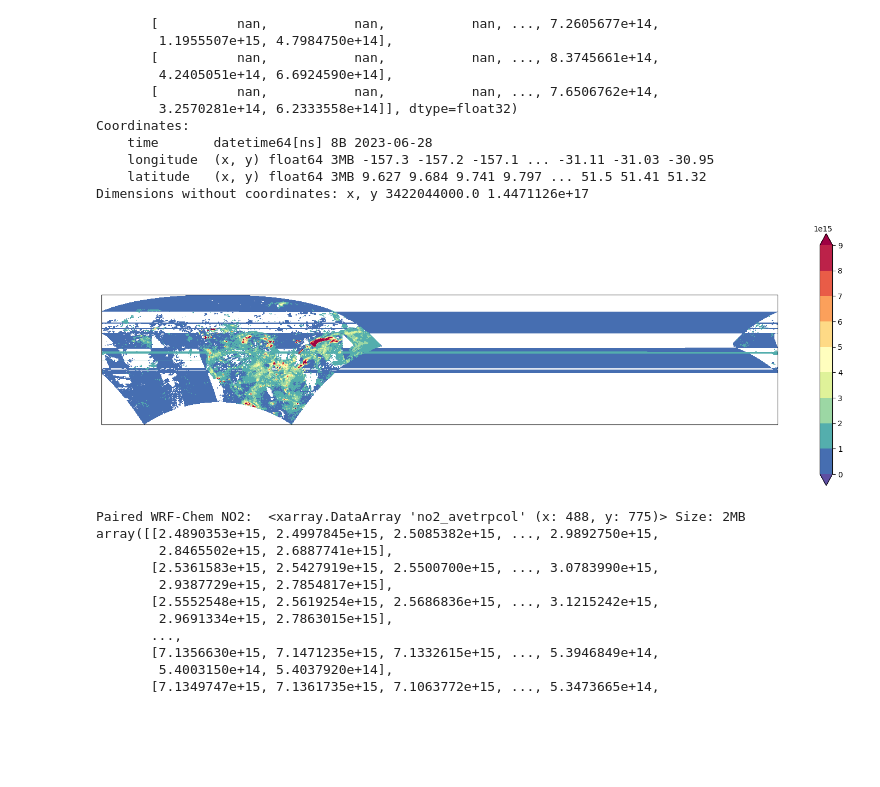
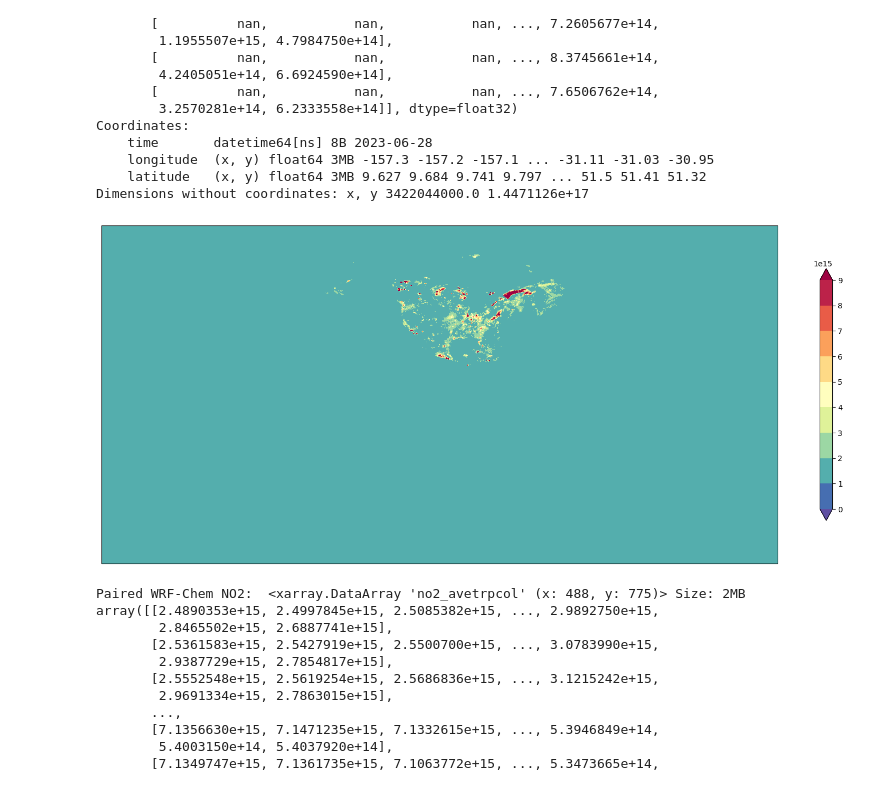
Before and after one commit to NOAA-CSL/MELODIES-MONET, a Jupyter notebook: examples/jupyter_notebooks/MM_trp_no2_l2_plot.ipynb, the cells around one changed output. Drawn from its saved outputs; the diff is of its cells as text; code cells hidden in the pictures; blank space fills up the shorter version.

Commit message:
centering plot output

```diff
--- a/examples/jupyter_notebooks/MM_trp_no2_l2_plot.ipynb
+++ b/examples/jupyter_notebooks/MM_trp_no2_l2_plot.ipynb
@@ -330,14 +330,14 @@ Coordinates:
 Dimensions without coordinates: x, y 3422044000.0 1.4471126e+17
 # %%
 fig = plt.figure(figsize=(20,10))
-ax = plt.axes(projection=ccrs.PlateCarree())
+ax = plt.axes(projection=ccrs.PlateCarree(central_longitude=-103))
 clev = np.arange(0, 1e16, 1*1e15)
-plt.contourf(lon, lat, no2grid, clev, cmap='Spectral_r', extend='both')
+plt.contourf(lon, lat, no2grid, clev, cmap='Spectral_r', extend='both',transform=ccrs.PlateCarree())
 cbar=plt.colorbar(shrink=0.6)
 plt.show()
 #fig.savefig('/Users/mengli/Work/melodies-monet/outdata/paried_trp_no2_20190715.png')
 # %% [output]
-[figure, old version]
+[figure, new version]
 # %%
 # 2. paired WRF-Chem NO2 trop. columns
 no2grid = paired_obs_stack['no2_avetrpcol']
```
Also changed, not shown: parts of 3 cells of this notebook.
